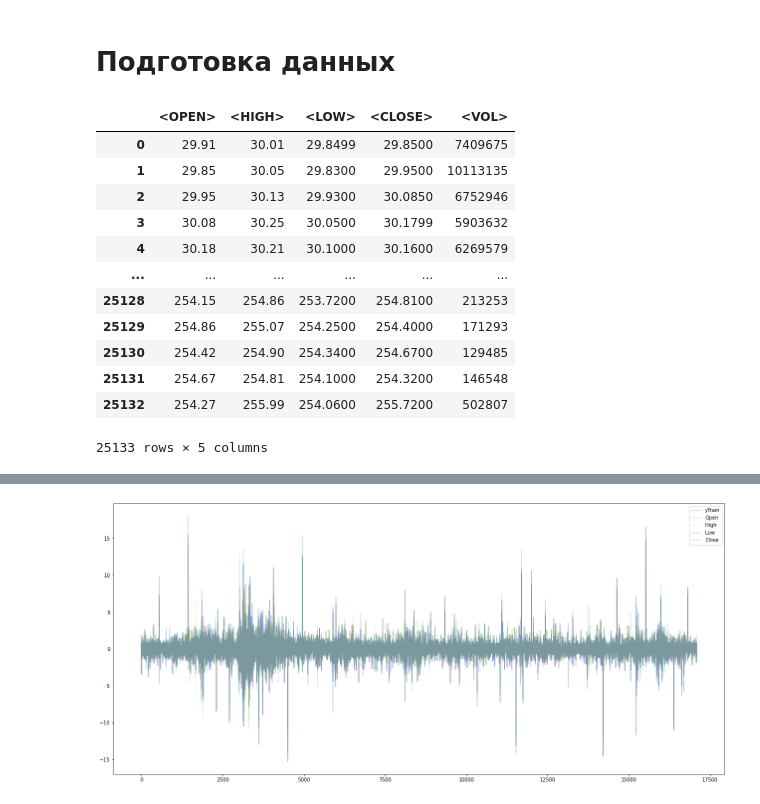
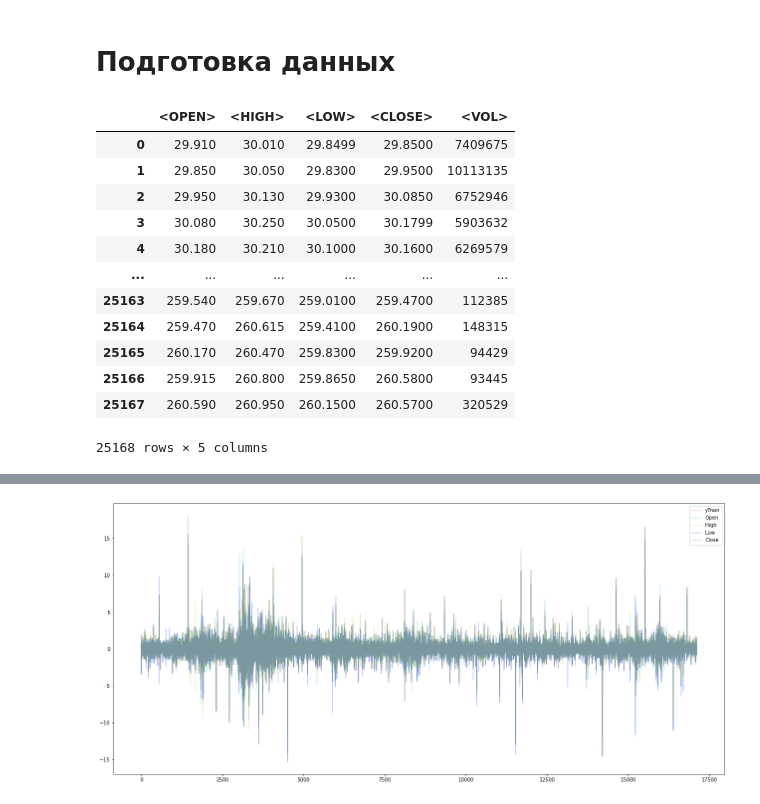
Before and after one commit to VladimirBlinov/ColabNotebooks, a Jupyter notebook: Trading_NET_v3_1.ipynb, the cells around one changed output, grey strips where cells are left out. Cells and saved outputs as stored; diff of their text form; code cells hidden in the pictures.

```diff
--- a/Trading_NET_v3_1.ipynb
+++ b/Trading_NET_v3_1.ipynb
@@ -99,26 +99,26 @@ data
 # Подготовка данных
 # %%
 xlen = 24  # Сколько свечек берем в каждый кадр
-forward_lag = 1  # Насколько шагов вперед делаем цель
-flat = 0.003  # Предел боковика
+forward_lag = 5  # Насколько шагов вперед делаем цель
+flat = 0.005  # Предел боковика
 col = data.columns.tolist()  # Получаем список колонок
 price_columns = col[:-1]  # Создаем список колонок с ценами
 volume_column = col[-1]  # Колонка с объемом
 data
 # %% [output]
 |  | <OPEN> | <HIGH> | <LOW> | <CLOSE> | <VOL> |
-| 0 | 29.91 | 30.01 | 29.8499 | 29.8500 | 7409675 |
-| 1 | 29.85 | 30.05 | 29.8300 | 29.9500 | 10113135 |
-| 2 | 29.95 | 30.13 | 29.9300 | 30.0850 | 6752946 |
-| 3 | 30.08 | 30.25 | 30.0500 | 30.1799 | 5903632 |
-| 4 | 30.18 | 30.21 | 30.1000 | 30.1600 | 6269579 |
+| 0 | 29.910 | 30.010 | 29.8499 | 29.8500 | 7409675 |
+| 1 | 29.850 | 30.050 | 29.8300 | 29.9500 | 10113135 |
+| 2 | 29.950 | 30.130 | 29.9300 | 30.0850 | 6752946 |
+| 3 | 30.080 | 30.250 | 30.0500 | 30.1799 | 5903632 |
+| 4 | 30.180 | 30.210 | 30.1000 | 30.1600 | 6269579 |
 | ... | ... | ... | ... | ... | ... |
-| 25128 | 254.15 | 254.86 | 253.7200 | 254.8100 | 213253 |
-| 25129 | 254.86 | 255.07 | 254.2500 | 254.4000 | 171293 |
-| 25130 | 254.42 | 254.90 | 254.3400 | 254.6700 | 129485 |
-| 25131 | 254.67 | 254.81 | 254.1000 | 254.3200 | 146548 |
-| 25132 | 254.27 | 255.99 | 254.0600 | 255.7200 | 502807 |
+| 25163 | 259.540 | 259.670 | 259.0100 | 259.4700 | 112385 |
+| 25164 | 259.470 | 260.615 | 259.4100 | 260.1900 | 148315 |
+| 25165 | 260.170 | 260.470 | 259.8300 | 259.9200 | 94429 |
+| 25166 | 259.915 | 260.800 | 259.8650 | 260.5800 | 93445 |
+| 25167 | 260.590 | 260.950 | 260.1500 | 260.5700 | 320529 |
-25133 rows × 5 columns
+25168 rows × 5 columns
 # %%
 # Draw the data in channels
 plt.figure(figsize=(22,6))
```
Also changed, not shown: parts of 27 cells of this notebook.
